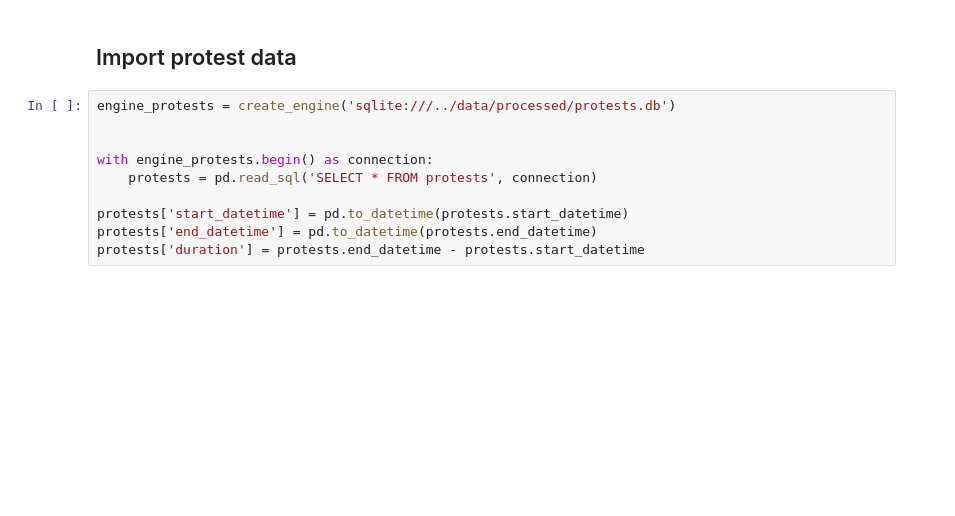
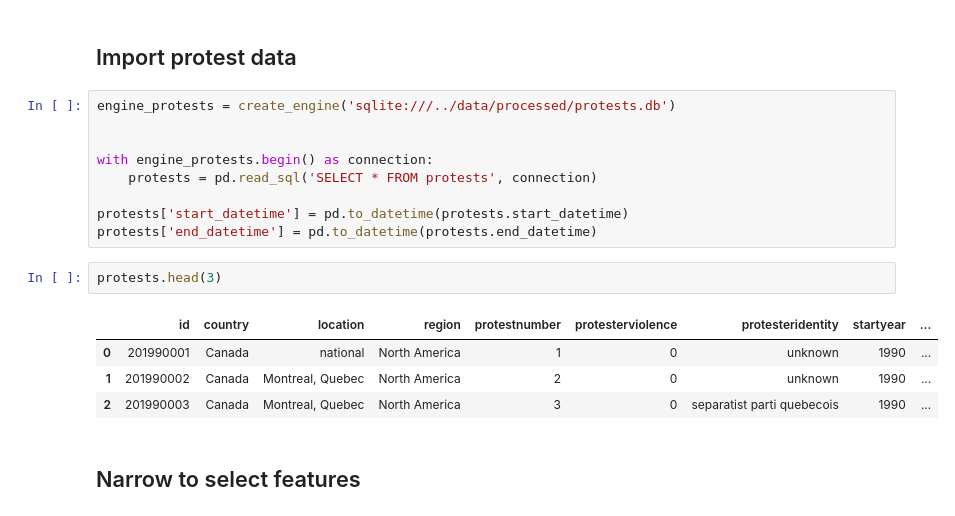
Before and after one commit to sethnlewis/Predicting-Political-Revolutions, a Jupyter notebook: notebooks/eda - protests.ipynb, the cells around one changed output. Saved outputs shown, nothing was run; the diff lists cells and outputs as text; blank space fills up the shorter version.

```diff
--- a/notebooks/eda - protests.ipynb
+++ b/notebooks/eda - protests.ipynb
@@ -28,7 +39,15 @@ with engine_protests.begin() as connection:
 
 protests['start_datetime'] = pd.to_datetime(protests.start_datetime)
 protests['end_datetime'] = pd.to_datetime(protests.end_datetime)
-protests['duration'] = protests.end_datetime - protests.start_datetime
+# %%
+protests.head(3)
+# %% [output]
+|  | id | country | location | region | protestnumber | protesterviolence | protesteridentity | startyear | ... |
+| 0 | 201990001 | Canada | national | North America | 1 | 0 | unknown | 1990 | ... |
+| 1 | 201990002 | Canada | Montreal, Quebec | North America | 2 | 0 | unknown | 1990 | ... |
+| 2 | 201990003 | Canada | Montreal, Quebec | North America | 3 | 0 | separatist parti quebecois | 1990 | ... |
+# %% [markdown]
+## Narrow to select features
 # %%
 protests.info()
 # %% [output]
```
Also changed, not shown: parts of 28 cells of this notebook, 2 other files.
